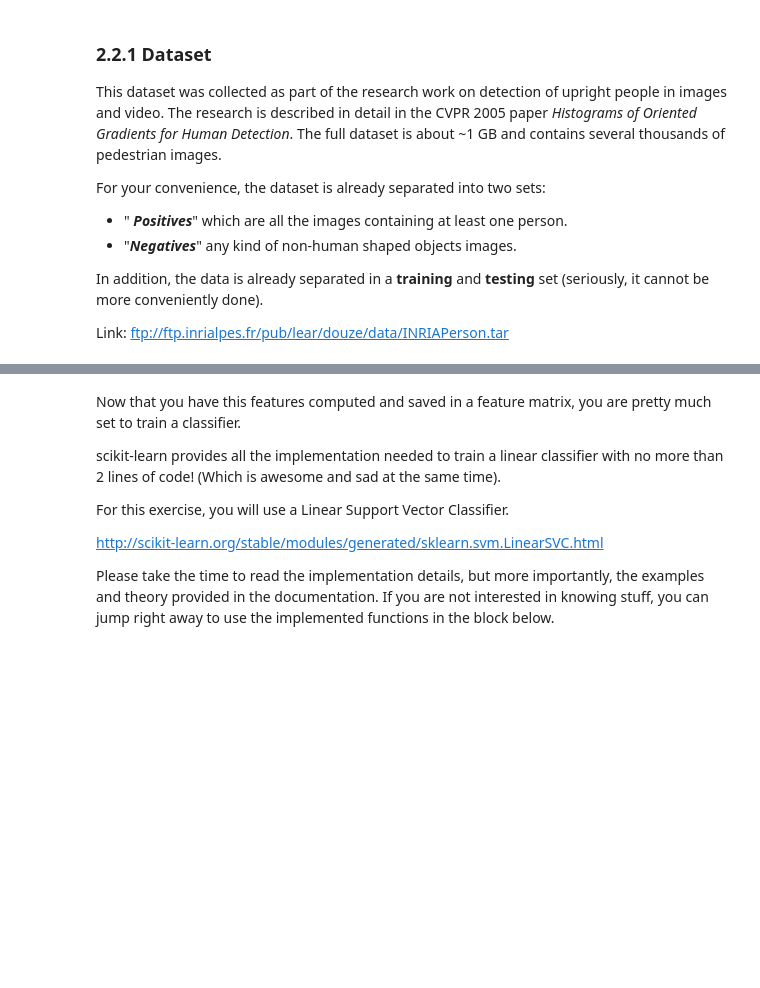
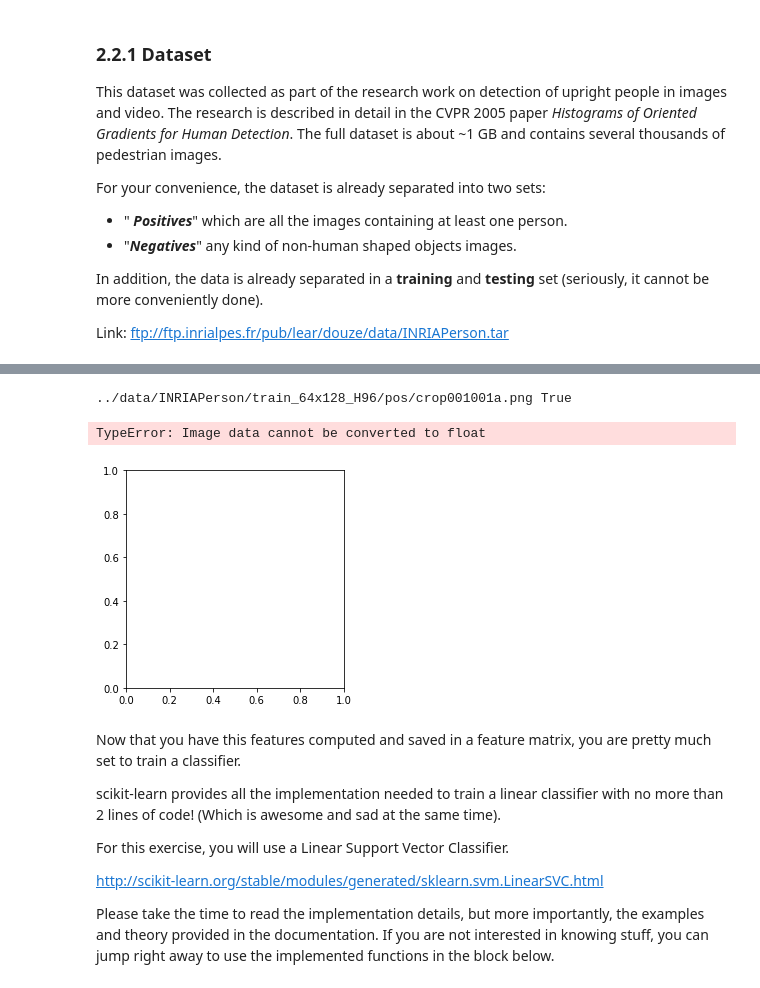
Before and after one commit to TTimTT/IPLab, a Jupyter notebook: assignments/02_object_detection_and_recognition.ipynb, the cells around one changed output, grey strips where cells are left out. Cells and saved outputs as stored; diff of their text form; code cells hidden in the pictures; blank space fills up the shorter version.

```diff
--- a/assignments/02_object_detection_and_recognition.ipynb
+++ b/assignments/02_object_detection_and_recognition.ipynb
@@ -790,3 +793,16 @@ print ("Calculating the descriptors for the positive samples and saving them")
+# %%
+#for img in os.listdir(pos_im_path):
+    #print(img)
+filename= "..\data\INRIAPerson\train_64x128_H96\pos\crop001001a.png"
+filename = os.path.join("..", "data", "INRIAPerson", "train_64x128_H96", "pos", "crop001001a.png")
+print(filename, os.path.exists(filename))
+pos_img = cv.imread(os.path.join("..", "data", "INRIAPerson2", "train_64x128_H96", "pos2", "crop_000010a.png"))
+#pos_img = cv.imread("crop_000010a.png")
+plt.imshow(pos_img)
+# %% [output]
+../data/INRIAPerson/train_64x128_H96/pos/crop001001a.png True
+TypeError: Image data cannot be converted to float
+[figure, added]
 # %% [markdown]
 Now that you have this features computed and saved in a feature matrix, you are pretty much set to train a classifier.
 
```
Also changed, not shown: parts of 3 cells of this notebook.
